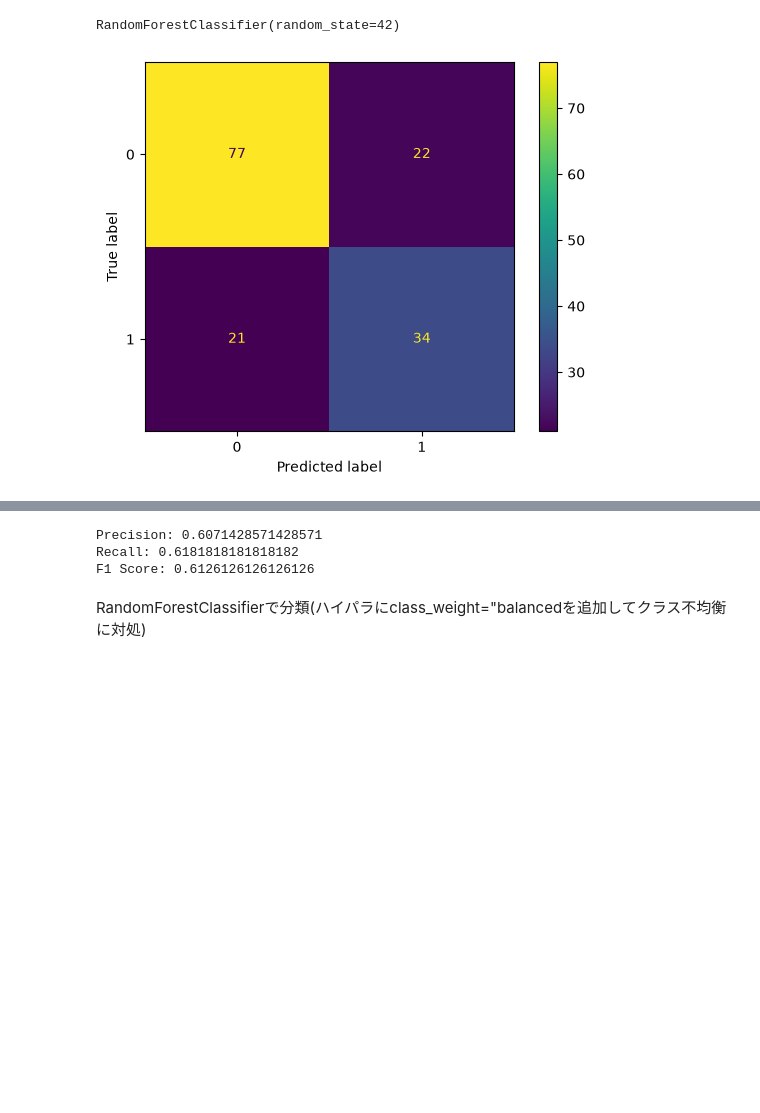
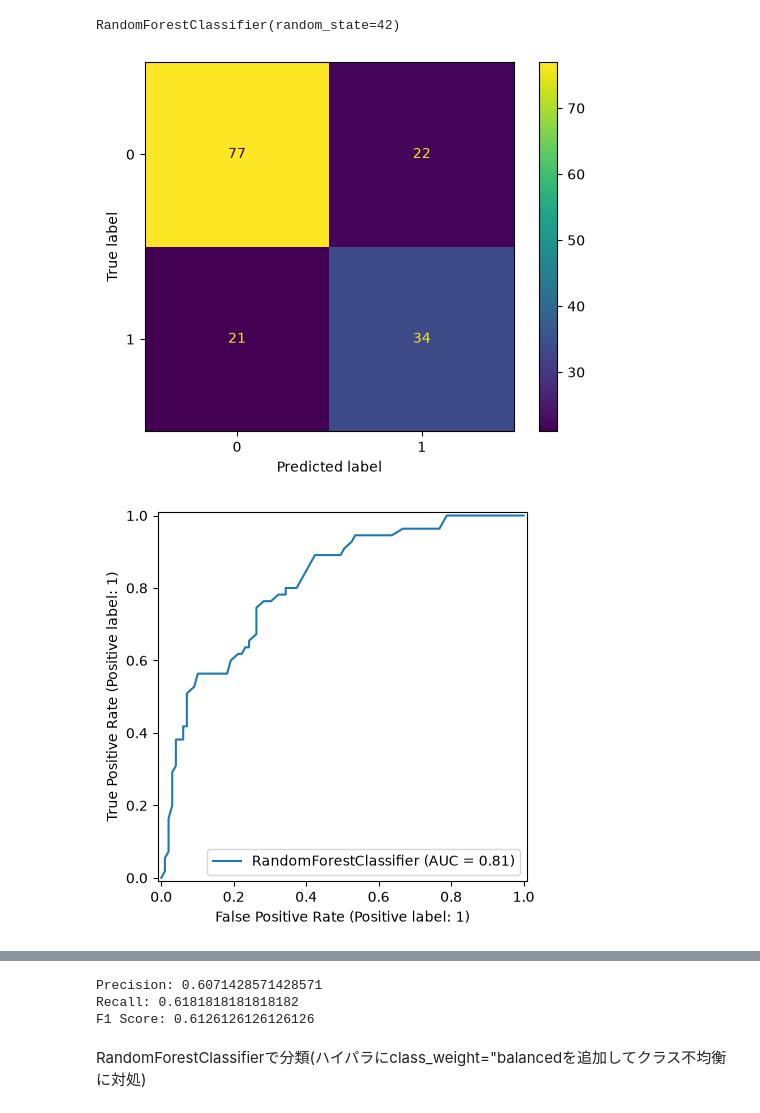
Before and after one commit to KantaHayashi0819/Diabetes-Classification, a Jupyter notebook: main.ipynb, the cells around one changed output, grey strips where cells are left out. Saved outputs shown, nothing was run; the diff lists cells and outputs as text; code cells hidden in the pictures; blank space fills up the shorter version.

```diff
--- a/main.ipynb
+++ b/main.ipynb
@@ -75,9 +79,12 @@ rf.fit(train_X, train_y)
 RandomForestClassifier(random_state=42)
 # %%
 ConfusionMatrixDisplay.from_estimator(rf, test_X, test_y)
+RocCurveDisplay.from_estimator(rf, test_X, test_y)
+PrecisionRecallDisplay.from_estimator(rf, test_X, test_y)
 plt.show()
 print("Precision:", precision_score(test_y, rf.predict(test_X)))
 print("Recall:", recall_score(test_y, rf.predict(test_X)))
 print("F1 Score:", f1_score(test_y, rf.predict(test_X)))
 # %% [output]
 [figure]
+[figure, added]
```
Also changed, not shown: parts of 4 cells of this notebook.
